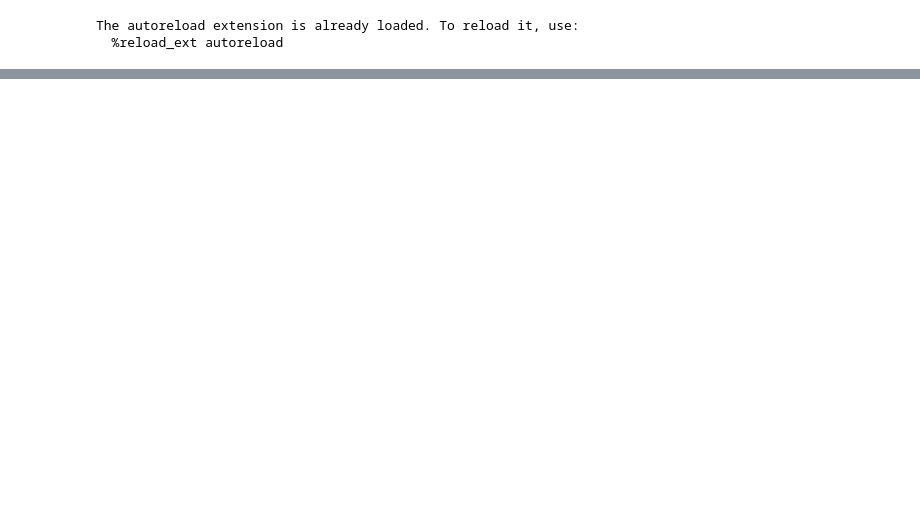
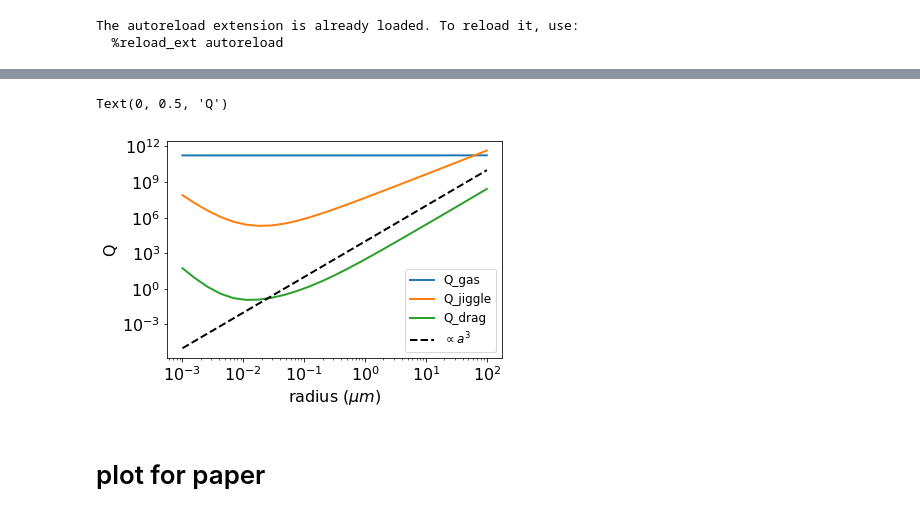
Before and after one commit to LISE-B26/frozen_dipole_model, a Jupyter notebook: notebooks/dissipation.ipynb, the cells around one changed output, grey strips where cells are left out. Saved outputs shown, nothing was run; the diff lists cells and outputs as text; code cells hidden in the pictures; blank space fills up the shorter version.

```diff
--- a/notebooks/dissipation.ipynb
+++ b/notebooks/dissipation.ipynb
@@ -135,0 +673,19 @@ array([  1.00000000e-07,   1.62377674e-07,   2.63665090e-07,
+# %%
+
+# caculate the Q-factors
+df['Q_gas'] =2*np.pi*df['frequency'] / df['gamma_gas']
+df['Q_jiggle'] =2*np.pi*df['frequency'] / df['gamma_jiggle']
+df['Q_drag'] =2*np.pi*df['frequency'] / df['gamma_drag']
+
+for Q_label in ['Q_gas', 'Q_jiggle', 'Q_drag']:
+    plt.loglog(df['radius'], df[Q_label], label = Q_label)
+
+plt.plot(df['radius'], 1e4*df['radius']**3, 'k--', label = '$\propto a^3$')
+plt.legend()
+plt.xlabel('radius ($\mu m$)')
+plt.ylabel('Q')
+# %% [output]
+Text(0, 0.5, 'Q')
+[figure, added]
+# %% [markdown]
+# plot for paper
```
Also changed, not shown: parts of 71 cells of this notebook, 3 other files.
